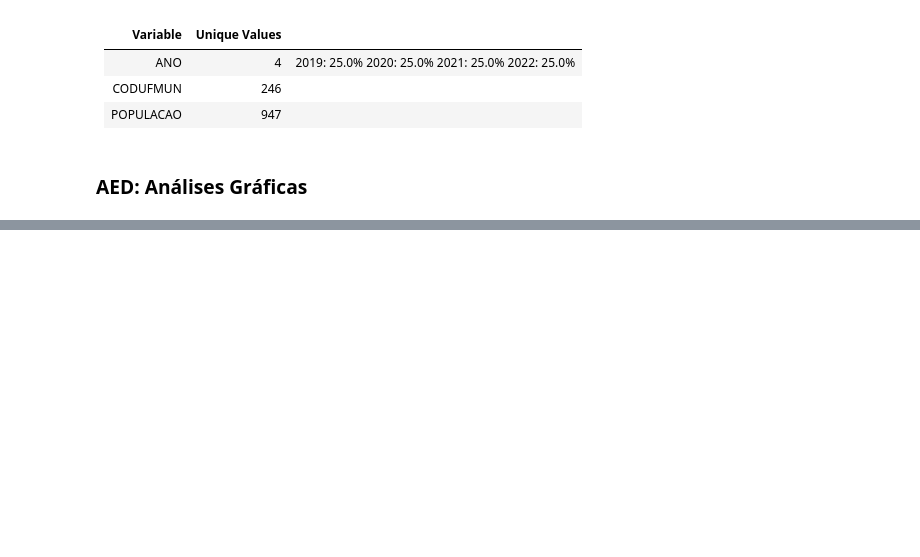
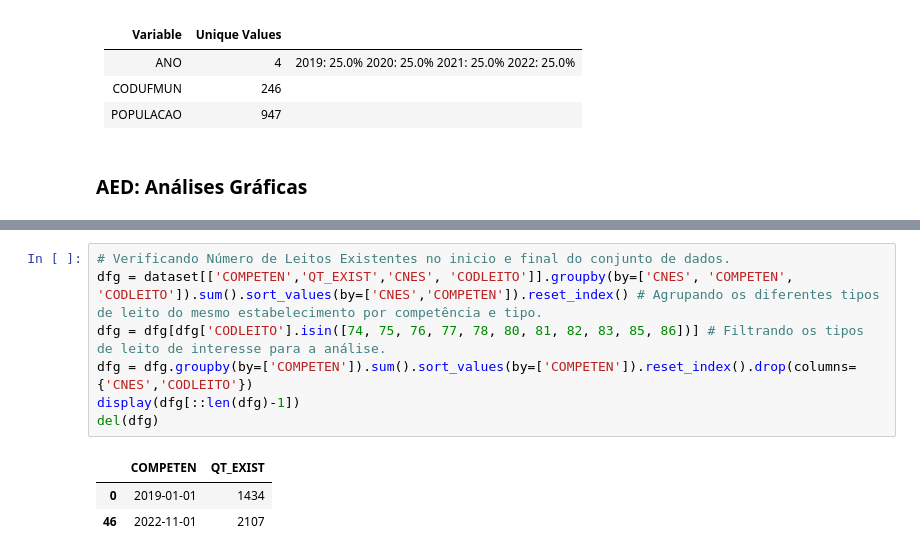
Before and after one commit to willianfco/Atividade_DS_SES-GO, a Jupyter notebook: AED.ipynb, the cells around one changed output, grey strips where cells are left out. Saved outputs shown, nothing was run; the diff lists cells and outputs as text; blank space fills up the shorter version.

Commit message:
Realização de análise temporal dos leitos.

```diff
--- a/AED.ipynb
+++ b/AED.ipynb
@@ -290,0 +321,11 @@ del(dfg)
+# %%
+# Verificando Número de Leitos Existentes no inicio e final do conjunto de dados.
+dfg = dataset[['COMPETEN','QT_EXIST','CNES', 'CODLEITO']].groupby(by=['CNES', 'COMPETEN', 'CODLEITO']).sum().sort_values(by=['CNES','COMPETEN']).reset_index() # Agrupando os diferentes tipos de leito do mesmo estabelecimento por competência e tipo.
+dfg = dfg[dfg['CODLEITO'].isin([74, 75, 76, 77, 78, 80, 81, 82, 83, 85, 86])] # Filtrando os tipos de leito de interesse para a análise.
+dfg = dfg.groupby(by=['COMPETEN']).sum().sort_values(by=['COMPETEN']).reset_index().drop(columns={'CNES','CODLEITO'})
+display(dfg[::len(dfg)-1])
+del(dfg)
+# %% [output]
+|  | COMPETEN | QT_EXIST |
+| 0 | 2019-01-01 | 1434 |
+| 46 | 2022-11-01 | 2107 |
```
Also changed, not shown: parts of 4 cells of this notebook.
